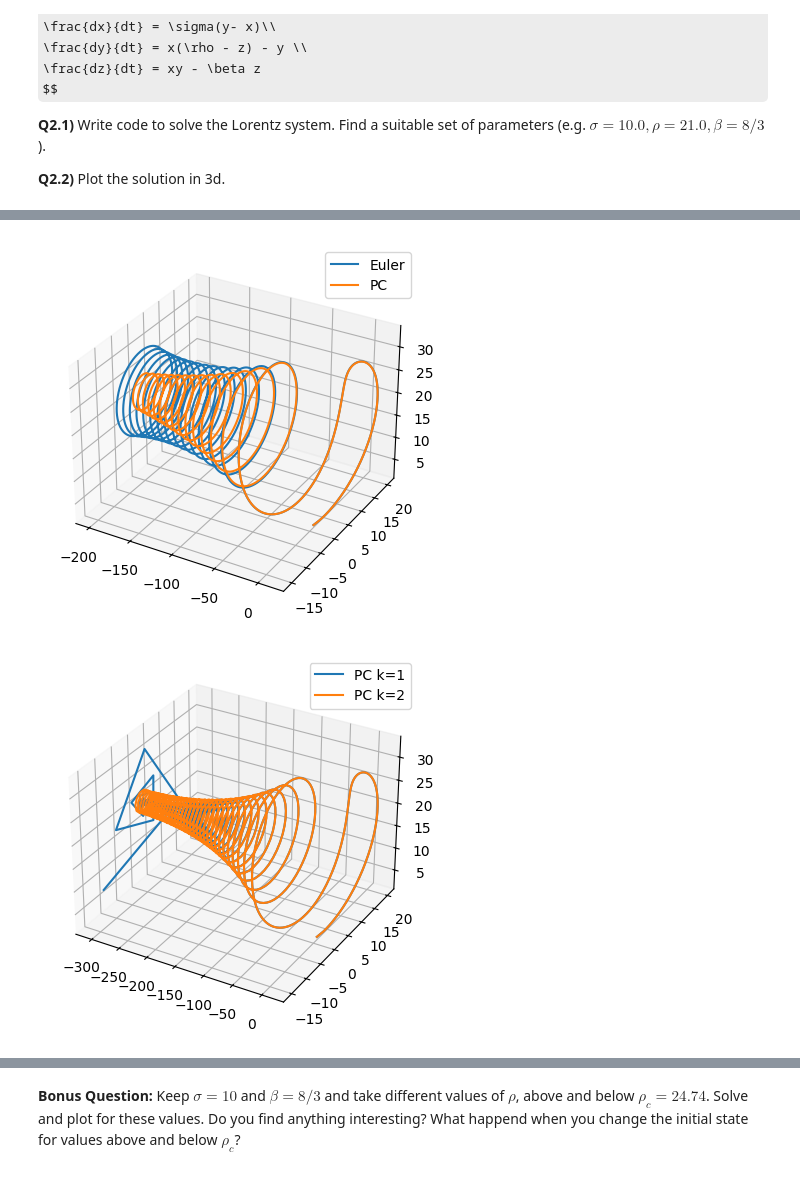
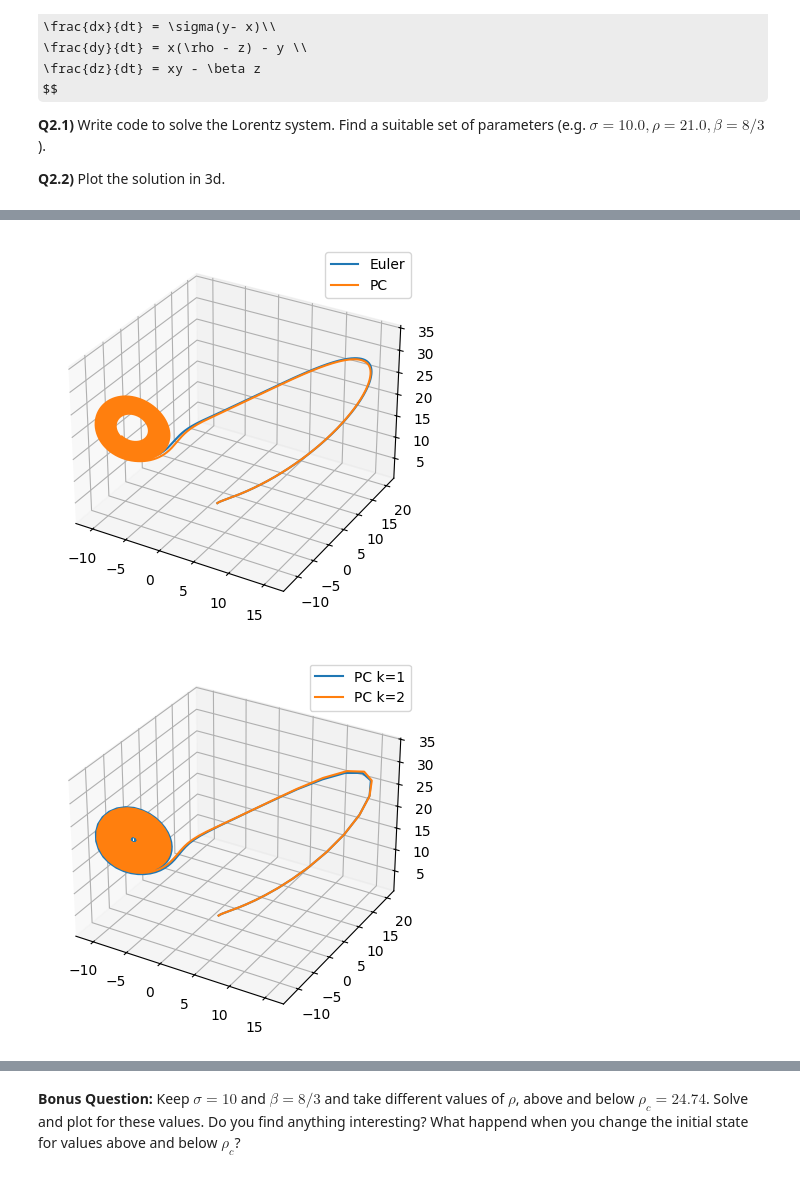
Before and after one commit to T2ooomasz/ComputationalMethodsI, a Jupyter notebook: HW/hw5TomaszKazulak.ipynb, the cells around one changed output, grey strips where cells are left out. Drawn from its saved outputs; the diff is of its cells as text; code cells hidden in the pictures; some formulas as TeX source.

```diff
--- a/HW/hw5TomaszKazulak.ipynb
+++ b/HW/hw5TomaszKazulak.ipynb
@@ -210,5 +210,5 @@ $$
 def lorenz(state, t, params):
     [sigma, rho, beta] = params
     [x, y, z] = state
-    return np.array([sigma*(y-z), x*(rho-z)-y, x*y-beta*z])
+    return np.array([sigma*(y-x), x*(rho-z)-y, x*y-beta*z])
 # %%
@@ -268,22 +268,22 @@ $$
 # %%
-initial = [1,1,1.5]
+initial = [1,1,1]
 t_start = 0
-t_finish = 1.5
+t_finish = 10.5
 steps = 10000
-params = [10, 21, 8/3]
+params = [10, 21, 8/3] # [11.54517305459787, 20.30142909458493, 2.371198329126493]
 data = euler_method(lorenz, initial, t_start, t_finish, steps, params)
 data_2 = pc_method(lorenz, initial, t_start, t_finish, steps, params)
 ax = plt.figure().add_subplot(projection='3d')
 ax.plot(*data.T, label="Euler")
 ax.plot(*data_2.T, label="PC")
 plt.legend()
 plt.show()
 # %% [output]
-[figure, old version]
+[figure, new version]
 # %%
-initial = [1,1,1.5]
+initial = [1,1,1]
 t_start = 0
-t_finish = 2
+t_finish = 22.5
 steps = 1000
 params = [10, 21, 8/3]
 data = pc_method(lorenz, initial, t_start, t_finish, steps, params, 1)
@@ -294,5 +294,5 @@ ax.plot(*data_2.T, label="PC k=2")
 plt.legend()
 plt.show()
 # %% [output]
-[figure, old version]
+[figure, new version]
 # %%
```
Also changed, not shown: parts of 6 cells of this notebook.
